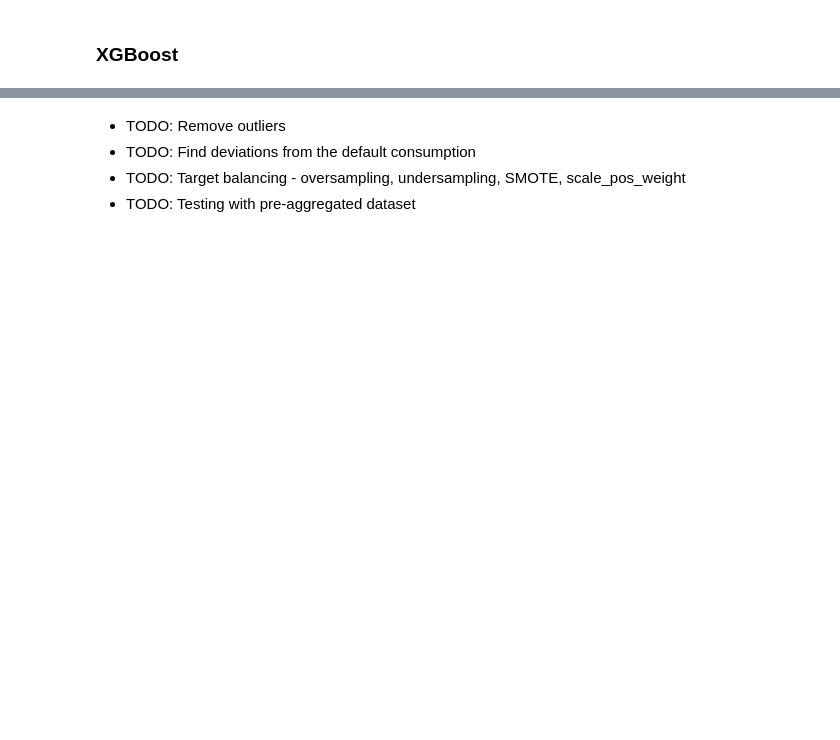
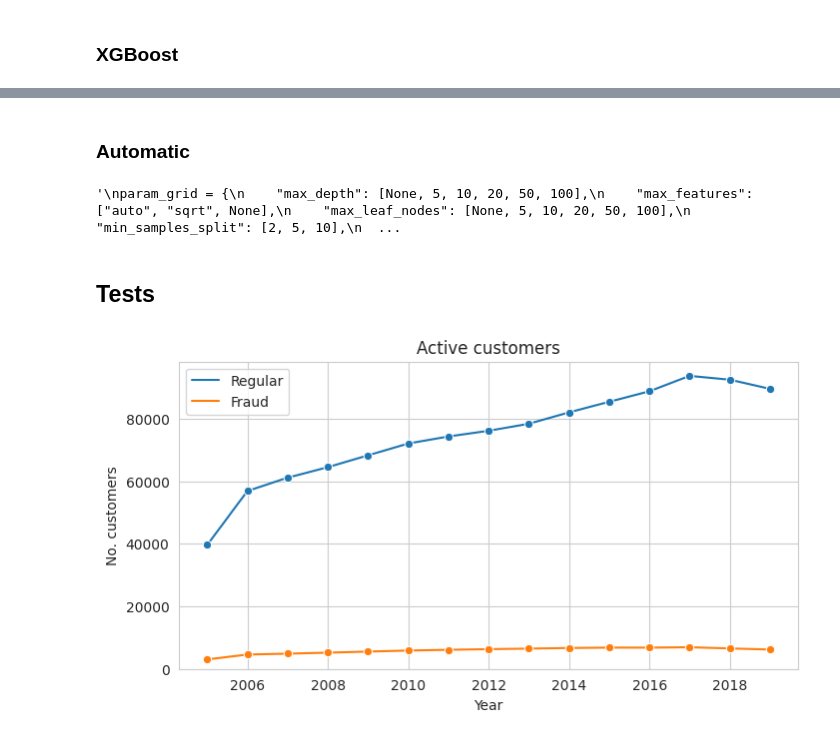
Before and after one commit to jottemka/ml_project_neuefische, a Jupyter notebook: Fraud_Detection_Christian.ipynb, the cells around one changed output, grey strips where cells are left out. Drawn from its saved outputs; the diff is of its cells as text; code cells hidden in the pictures; blank space fills up the shorter version.

```diff
--- a/Fraud_Detection_Christian.ipynb
+++ b/Fraud_Detection_Christian.ipynb
@@ -381,3 +511,5 @@ sns.barplot(x=[1,2,3,4,5], y=scores)
+# %% [markdown]
+### Automatic
 # %%
 """
 param_grid = {
@@ -391,8 +523,8 @@ param_grid = {
 
 estimator = DecisionTreeClassifier(random_state = RSEED)
 
-rs = RandomizedSearchCV(estimator, param_grid, n_jobs = 10,
-                        scoring = 'f1', cv = 2,
+rs = RandomizedSearchCV(estimator, param_grid, n_jobs = N_JOBS,
+                        scoring = PRIMARY_SCORE, cv = 2,
                         n_iter = 10, verbose = 5, random_state=RSEED)
 
 rs.fit(X_train, y_train)
@@ -410,8 +542,48 @@ evaluate_model(y_train, y_train_pred, y_train_proba_pred)
 print("\nTEST:")
 evaluate_model(y_test, y_test_pred, y_test_proba_pred)
 """
+# %% [output]
+'\nparam_grid = {\n    "max_depth": [None, 5, 10, 20, 50, 100],\n    "max_features": ["auto", "sqrt", None],\n    "max_leaf_nodes": [None, 5, 10, 20, 50, 100],\n    "min_samples_split": [2, 5, 10],\n  ...
-# %% [markdown]
-- TODO: Remove outliers
-- TODO: Find deviations from the default consumption
-- TODO: Target balancing - oversampling, undersampling, SMOTE, scale_pos_weight
-- TODO: Testing with pre-aggregated dataset
+# %% [markdown]
+## Tests
+# %%
+df_x = df_invoices.merge(df_clients, on="client_id")
+creation_date = pd.to_datetime(df_x["creation_date"], format="%d/%m/%Y")
+invoice_date = pd.to_datetime(df_x["invoice_date"], format="%Y-%m-%d")
+
+df_x["target"] = df_x["target"].astype(int)
+df_x["counter_type"] = df_x["counter_type"].map(COUNTER_TYPE_MAPPING).astype(int)
+df_x["counter_statue"] = df_x["counter_statue"].replace("A", 10).astype(int)
+df_x["consumption"] = df_x["new_index"] - df_x["old_index"]
+df_x["consommation_total"] = df_x["consommation_level_1"] + df_x["consommation_level_2"] + df_x["consommation_level_3"] + df_x["consommation_level_4"]
+
+df_x["invoice_date"] = invoice_date.dt.strftime("%Y%m%d").astype(int)
+df_x["invoice_year"] = invoice_date.dt.year
+df_x["invoice_month"] = invoice_date.dt.month
+df_x["invoice_month_ts"] = invoice_date.dt.strftime("%Y%m").astype(int)
+
+df_x["creation_date"] = creation_date.dt.strftime("%Y%m%d").astype(int)
+df_x["creation_year"] = creation_date.dt.year
+df_x["creation_month"] = creation_date.dt.month
+
+df_x = df_x[(invoice_date.dt.year >= 2005) & (df_x["counter_statue"] <= 5)]
+# %%
+df_y = df_x \
+    .groupby(["invoice_year", "target"]) \
+    .agg(customers=("client_id", "nunique")) \
+    .reset_index()
+
+df_y["target"] = df_y["target"].map(TARGET_LABELS).astype(str)
+
+plt.figure(figsize=(8,4))
+
+ax = sns.lineplot(df_y, x="invoice_year", y="customers", hue="target", marker="o")
+ax.set_ylim(0, None)
+
+plt.legend(title=None)
+plt.title("Active customers")
+plt.xlabel("Year")
+plt.ylabel("No. customers")
+plt.show()
+# %% [output]
+[figure, added]
```
Also changed, not shown: parts of 41 cells of this notebook, 1 other file.
